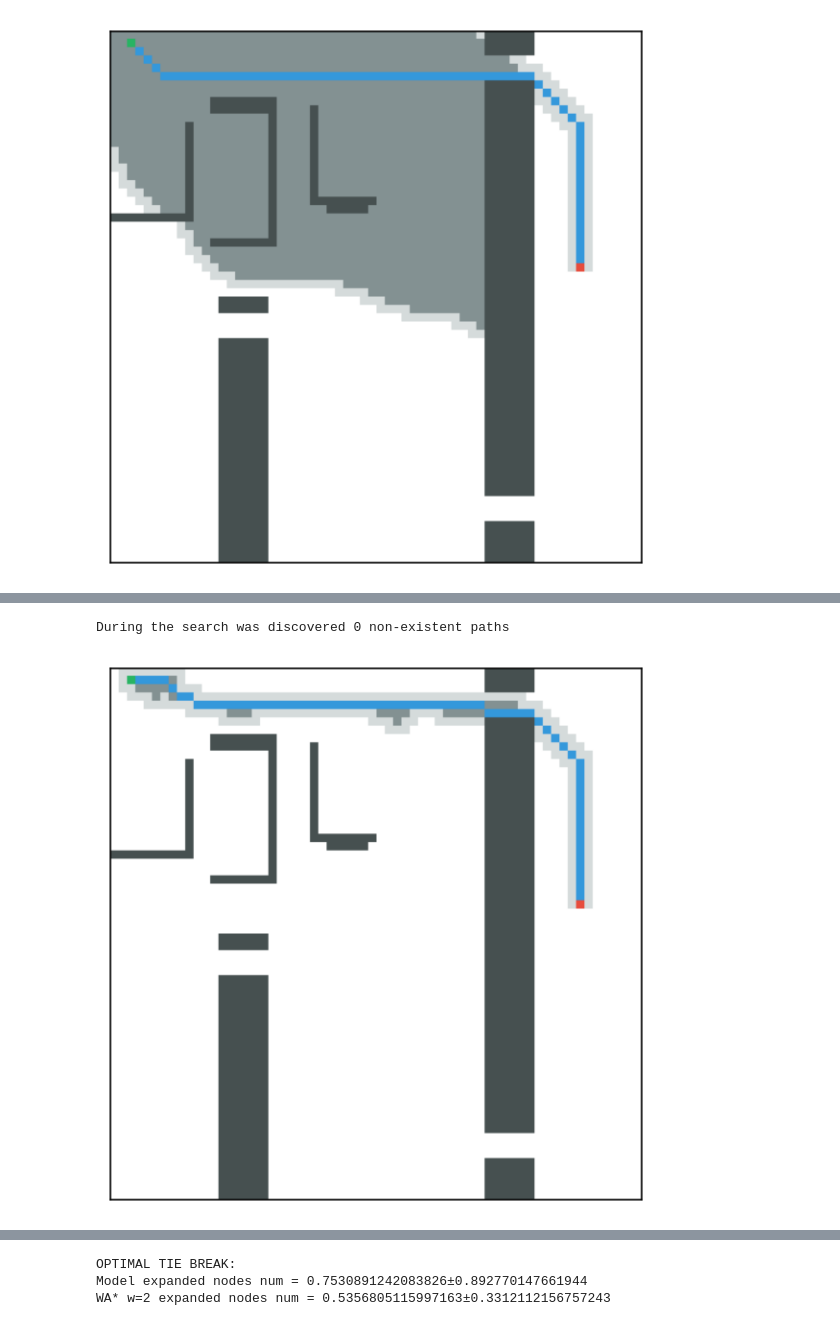
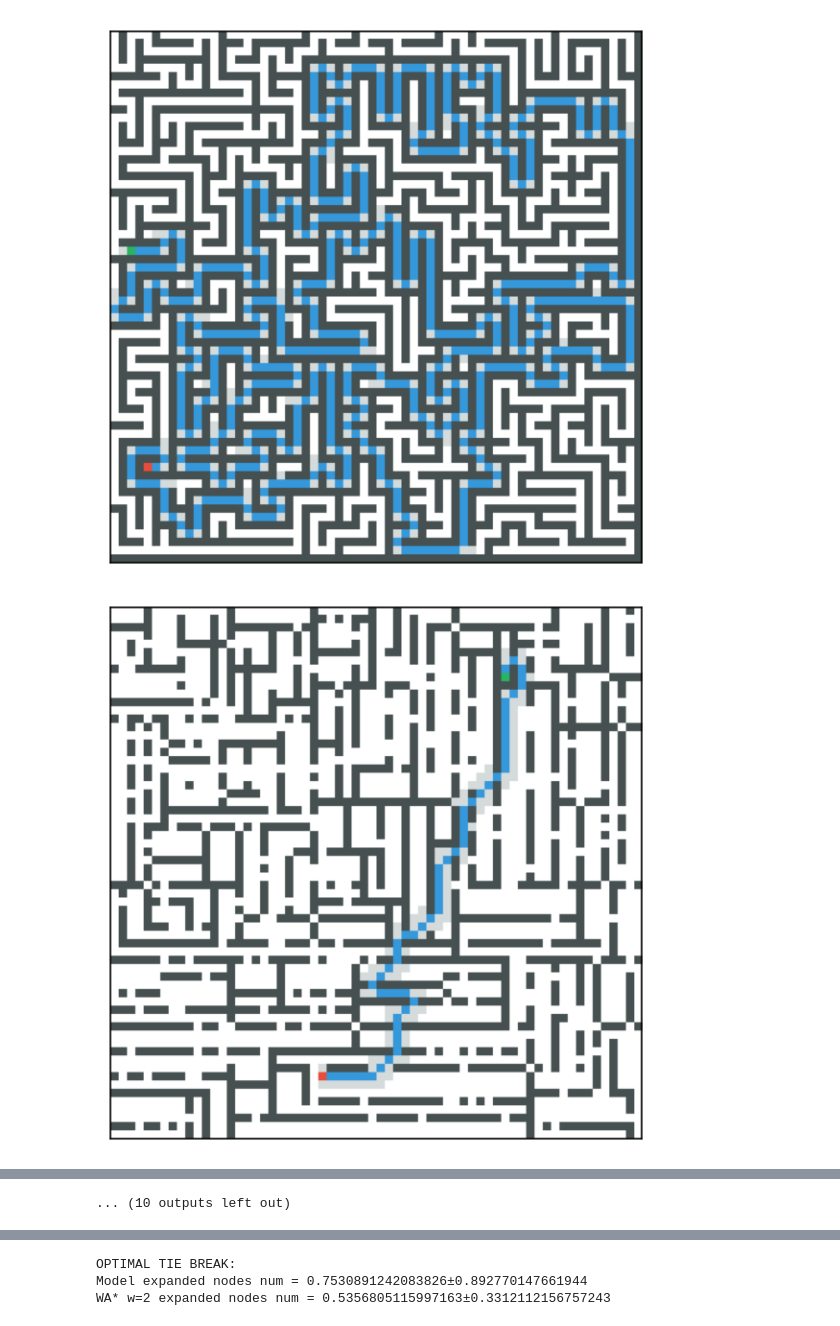
Before and after one commit to DrozdovDan/TransPath_Adaptation, a Jupyter notebook: analysis/testing.ipynb, the cells around one changed output, grey strips where cells are left out. Drawn from its saved outputs; the diff is of its cells as text; code cells hidden in the pictures.

```diff
--- a/analysis/testing.ipynb
+++ b/analysis/testing.ipynb
@@ -6,8 +7,17 @@ import math
 from metrics_collector import starts_from_file, data_from_dir, astar_octile_search, wastar_octile_search, cfastar_octile_search, create_TransPath_model, cfastar_octile_search_with_prediction, contain_ratios, count_complexity, get_metrics
 # %%
 %%time
-cells, starts, goals, cfs = data_from_dir('../TransPath_data/test', cfs_filename='cf_predictions.npy')
+cells, starts, goals, cfs = data_from_dir('../testset/test', cfs_filename='cf.npy')
 
-res = contain_ratios(cells, starts, goals, ws=[2], cfs=cfs, node_type='optimal', verbose=2)
+idxes = np.arange(len(cells))
+np.random.shuffle(idxes)
+
+cells = cells[idxes]
+starts = starts[idxes]
+goals = goals[idxes]
+cfs = cfs[idxes]
+
+cfastar_octile_search(cells, starts, goals, cfs=cfs, node_type='optimal', verbose=20)
 # %% [output]
-[figure, old version]
+[figure, new version]
+[figure, new version]
@@ -14,2 +34 @@ res = contain_ratios(cells, starts, goals, ws=[2], cfs=cfs, node_type='optimal',
-During the search was discovered 0 non-existent paths
+... (10 outputs left out)
-[figure, old version]
```
Also changed, not shown: parts of 5 cells of this notebook, 6 other files.
